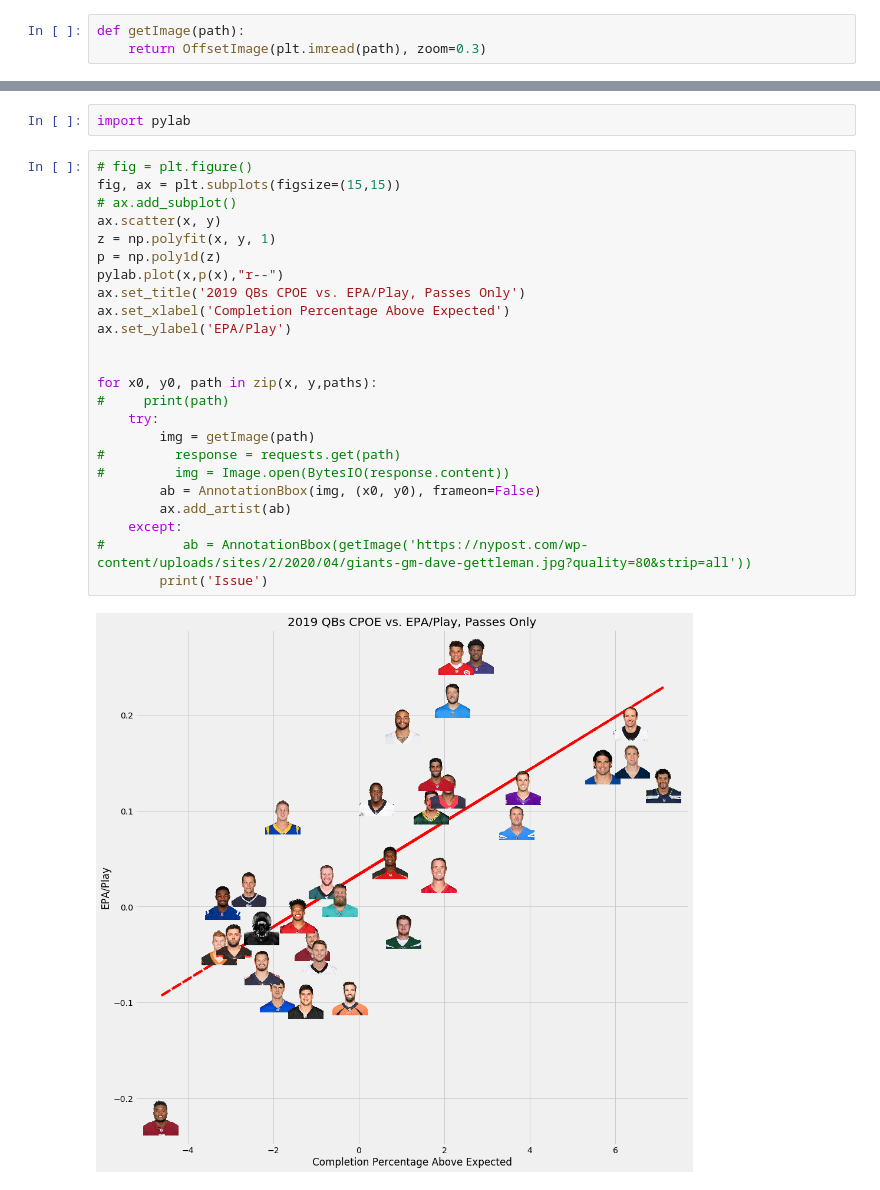
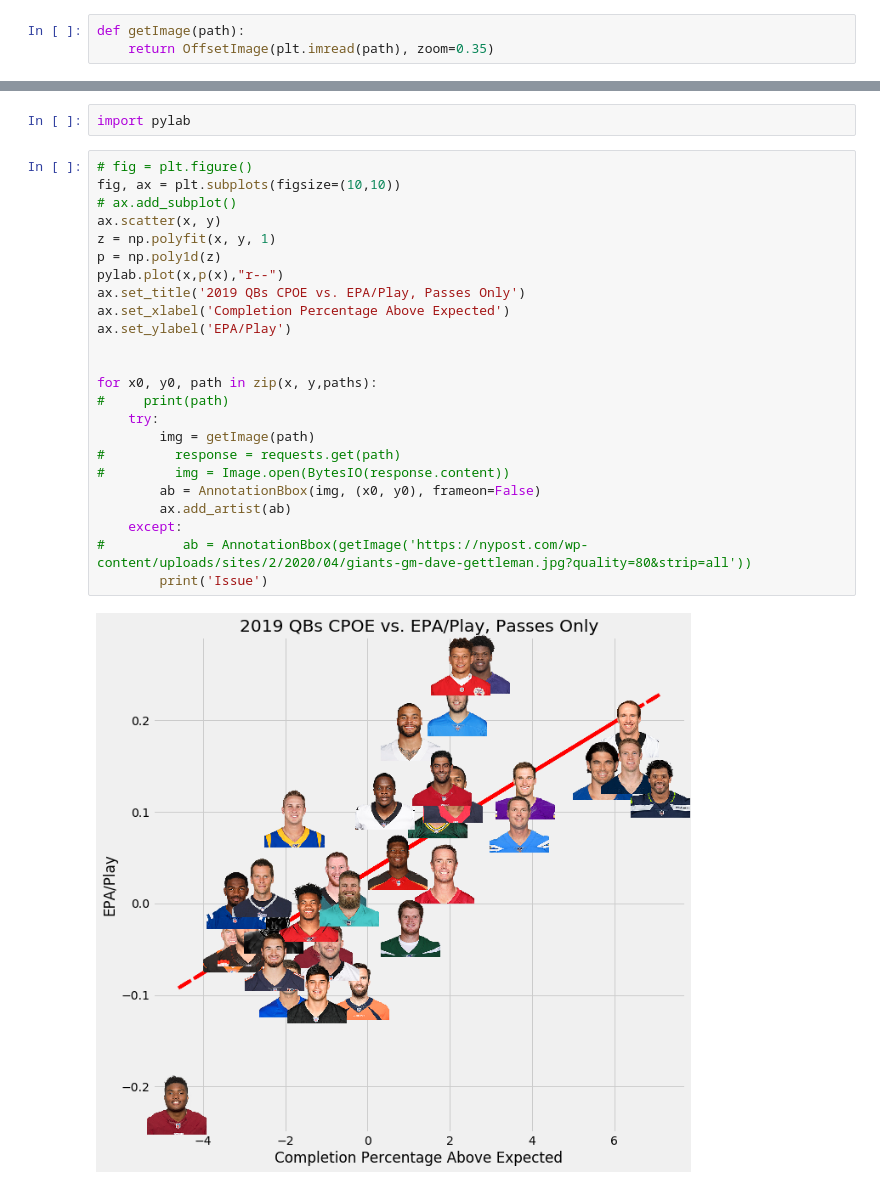
Before and after one commit to mmpatterson/Go-Bills, a Jupyter notebook: Image_Plots.ipynb, the cells around one changed output, grey strips where cells are left out. Saved outputs shown, nothing was run; the diff lists cells and outputs as text.

```diff
--- a/Image_Plots.ipynb
+++ b/Image_Plots.ipynb
@@ -146,7 +146,7 @@ for index, row in pass_info.iterrows():
         paths.append('https://nypost.com/wp-content/uploads/sites/2/2020/04/giants-gm-dave-gettleman.jpg?quality=80&strip=all')
 # %%
 def getImage(path):
-    return OffsetImage(plt.imread(path), zoom=0.3)
+    return OffsetImage(plt.imread(path), zoom=0.35)
 # %%
 # paths = [
 #     'a.jpg',
@@ -182,27 +182,27 @@ paths
 import pylab
 # %%
 # fig = plt.figure()
-fig, ax = plt.subplots(figsize=(15,15))
+fig, ax = plt.subplots(figsize=(10,10))
 # ax.add_subplot()
 ax.scatter(x, y)
 z = np.polyfit(x, y, 1)
 p = np.poly1d(z)
 pylab.plot(x,p(x),"r--")
 ax.set_title('2019 QBs CPOE vs. EPA/Play, Passes Only')
 ax.set_xlabel('Completion Percentage Above Expected')
 ax.set_ylabel('EPA/Play')
 
 
 for x0, y0, path in zip(x, y,paths):
 #     print(path)
     try:
         img = getImage(path)
 #         response = requests.get(path)
 #         img = Image.open(BytesIO(response.content))
         ab = AnnotationBbox(img, (x0, y0), frameon=False)
         ax.add_artist(ab)
     except:
 #          ab = AnnotationBbox(getImage('https://nypost.com/wp-content/uploads/sites/2/2020/04/giants-gm-dave-gettleman.jpg?quality=80&strip=all'))
         print('Issue')
 # %% [output]
-[figure, old version]
+[figure, new version]
```
Also changed, not shown: 26 other files.
